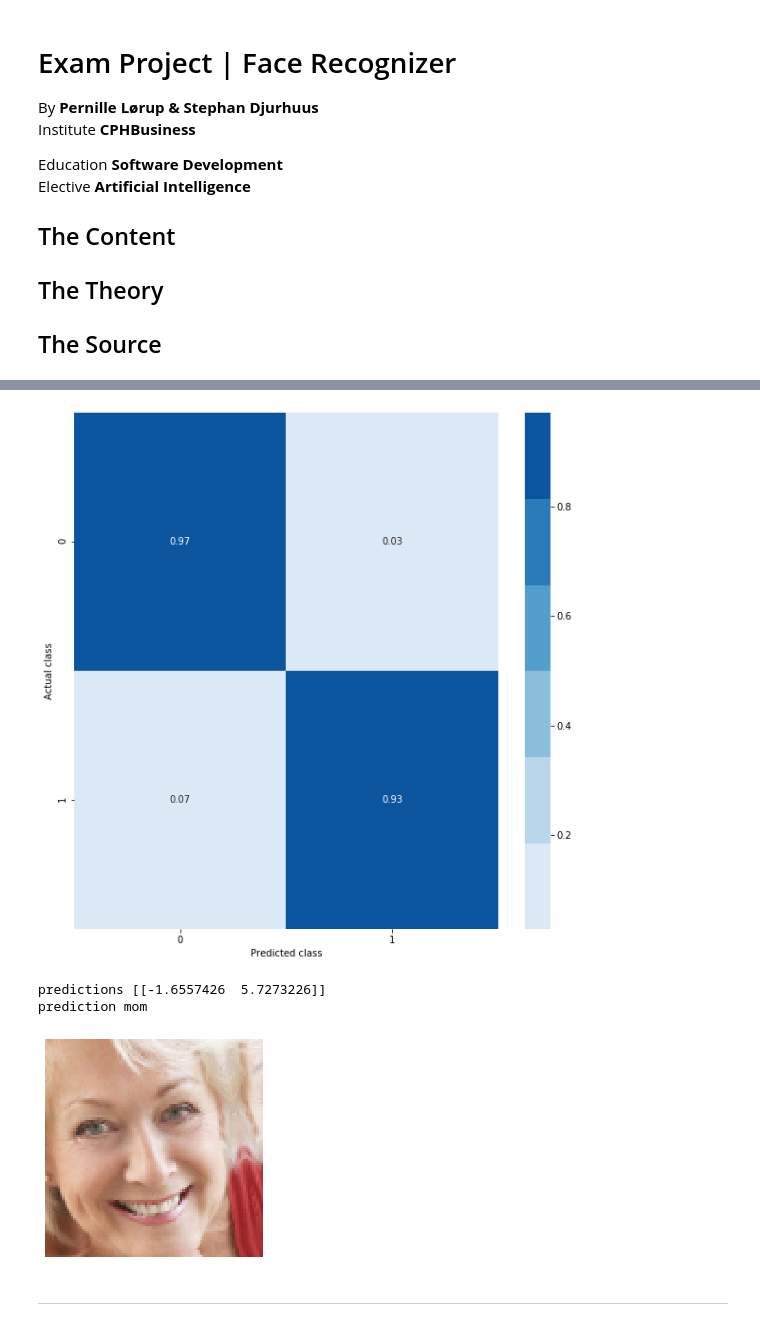
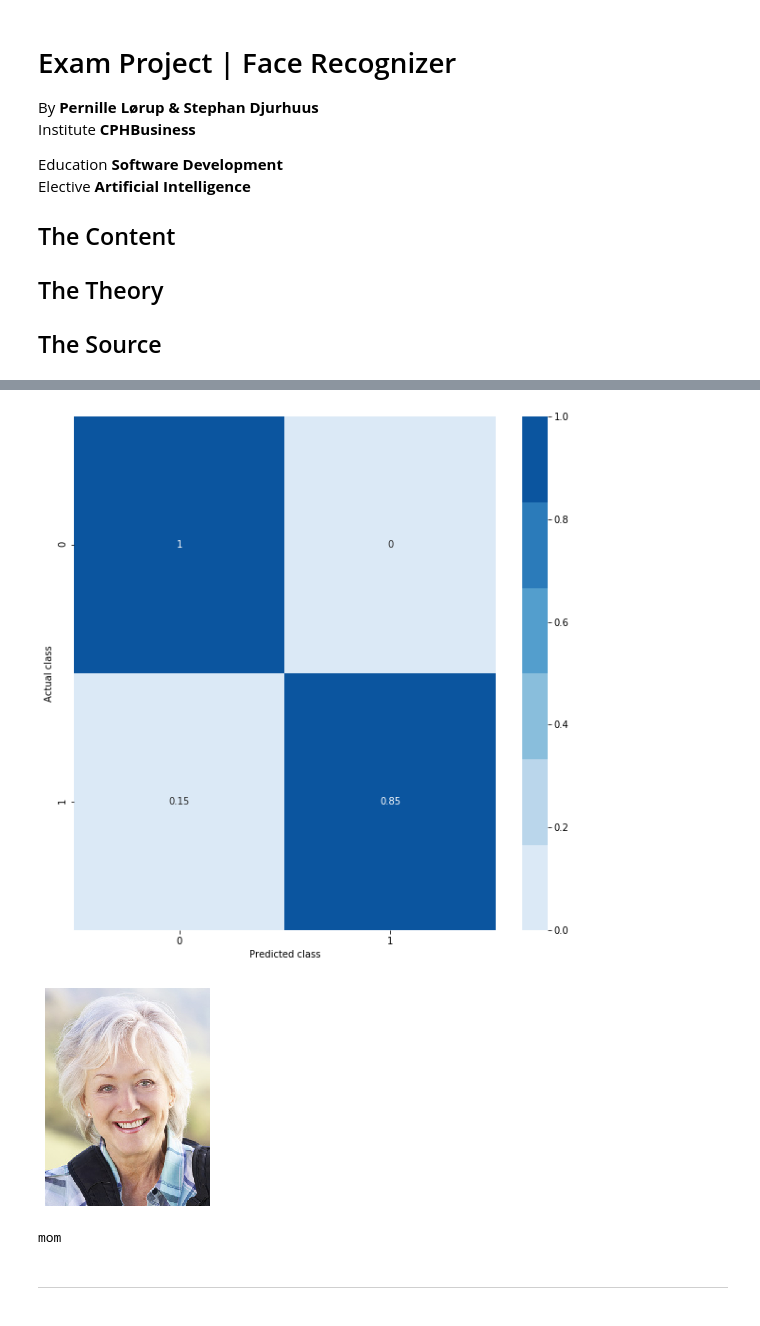
Before and after one commit to BA-Software-Development-Ed/ai-exam-project, a Jupyter notebook: src/notebooks/FaceRecognizer.ipynb, the cells around one changed output, grey strips where cells are left out. Saved outputs shown, nothing was run; the diff lists cells and outputs as text; code cells hidden in the pictures.

```diff
--- a/src/notebooks/FaceRecognizer.ipynb
+++ b/src/notebooks/FaceRecognizer.ipynb
@@ -108,23 +63,19 @@ model = tf.keras.models.load_model('../models/sequential_model_acc96_fam3.h5')
 # %%
 # ...
-predictions = model.predict(test_images)
+predictions = faceRecognizer.recognize_many(test_images)
 Displayer.conf_matrix(predictions, test_labels)
 # %% [output]
-[figure, old version]
+[figure, new version]
-# %%
-image_index = 80
-image = np.array([test_images[image_index]], dtype='float32')
-
-predictions = model.predict(image)
-prediction = np.argmax(predictions)
-
-print('predictions', predictions)
-print('prediction', CLASSES[prediction])
-Displayer.image(test_images[image_index])
-# %% [output]
-predictions [[-1.6557426  5.7273226]]
-prediction mom
-[figure, removed]
+# %%
+image_path = '../data/face-data/PersonGroup/Family3-Lady/Family3-Lady1.jpg'
+image = cv2.imread(image_path)
+
+prediction = faceRecognizer.recognize(image)
+Displayer.image(image, bgr=True)
+print(prediction)
+# %% [output]
+[figure, added]
+mom
 # %% [markdown]
 ___
 # %%
```
Also changed, not shown: parts of 18 cells of this notebook, 10 other files.
